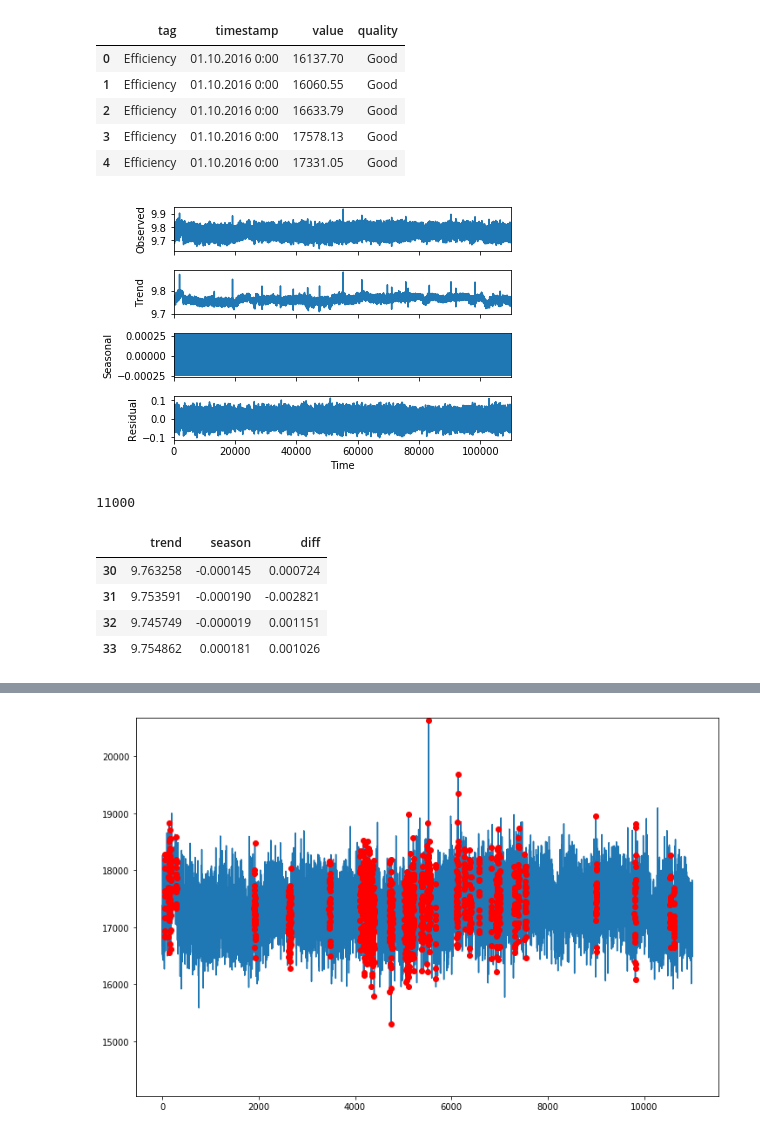
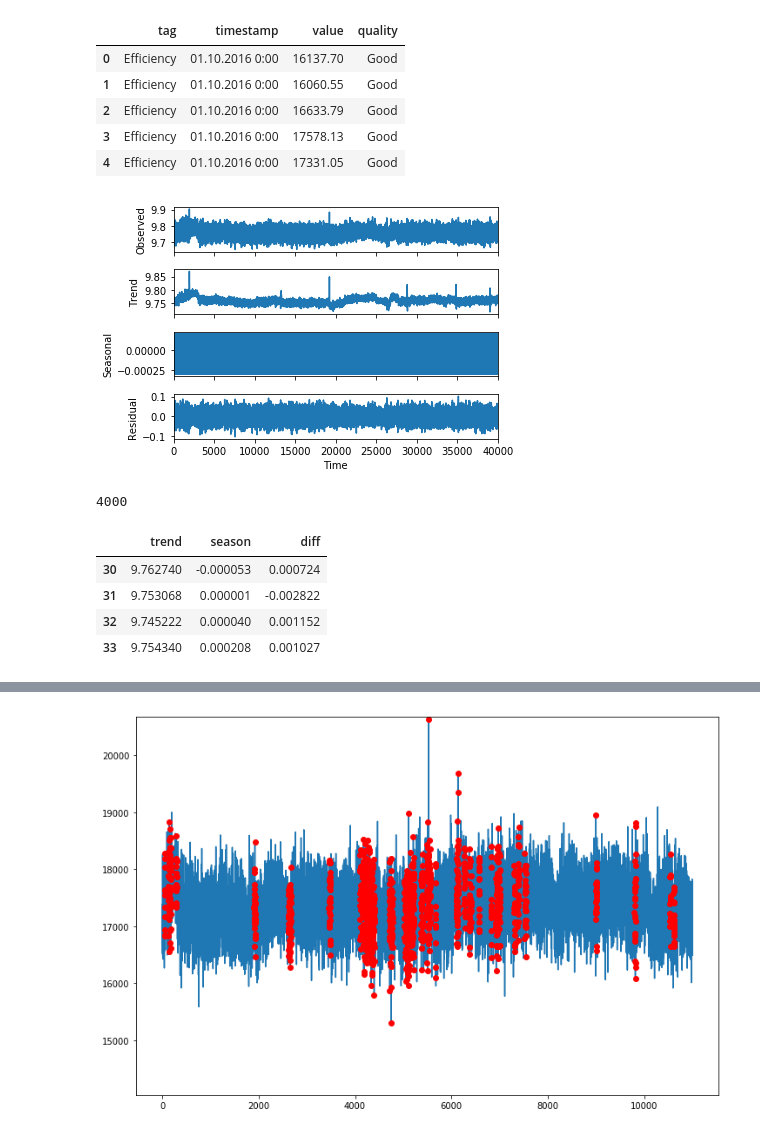
Before and after one commit to ale3otik/GlobalChangersSibur, a Jupyter notebook: notebook2.ipynb, the cells around one changed output, grey strips where cells are left out. Saved outputs shown, nothing was run; the diff lists cells and outputs as text; code cells hidden in the pictures.

```diff
--- a/notebook2.ipynb
+++ b/notebook2.ipynb
@@ -29,19 +29,19 @@ See the caveats in the documentation: http://pandas.pydata.org/pandas-docs/stabl
 | 3 | Efficiency | 01.10.2016 0:00 | 17578.13 | Good |
 | 4 | Efficiency | 01.10.2016 0:00 | 17331.05 | Good |
 # %%
-origin_ts = eff_train[' value'][40000:150000].values
+origin_ts = eff_train[' value'][40000:80000].values
 # plt.plot(range(len(origin_ts)), origin_ts)
 lag_to_drop=10
 df = utils.get_expanded_features(origin_ts,lag_to_drop=10,plot=True)
 dropped_origin = utils.get_dropped(origin_ts, lag=10)
 print(len(df))
 df.loc[30:33]
 # %% [output]
-[figure, old version]
+[figure, new version]
-11000
+4000
 |  | trend | season | diff |
-| 30 | 9.763258 | -0.000145 | 0.000724 |
-| 31 | 9.753591 | -0.000190 | -0.002821 |
-| 32 | 9.745749 | -0.000019 | 0.001151 |
-| 33 | 9.754862 | 0.000181 | 0.001026 |
+| 30 | 9.762740 | -0.000053 | 0.000724 |
+| 31 | 9.753068 | 0.000001 | -0.002822 |
+| 32 | 9.745222 | 0.000040 | 0.001152 |
+| 33 | 9.754340 | 0.000208 | 0.001027 |
 # %%
```
Also changed, not shown: parts of 3 cells of this notebook.
